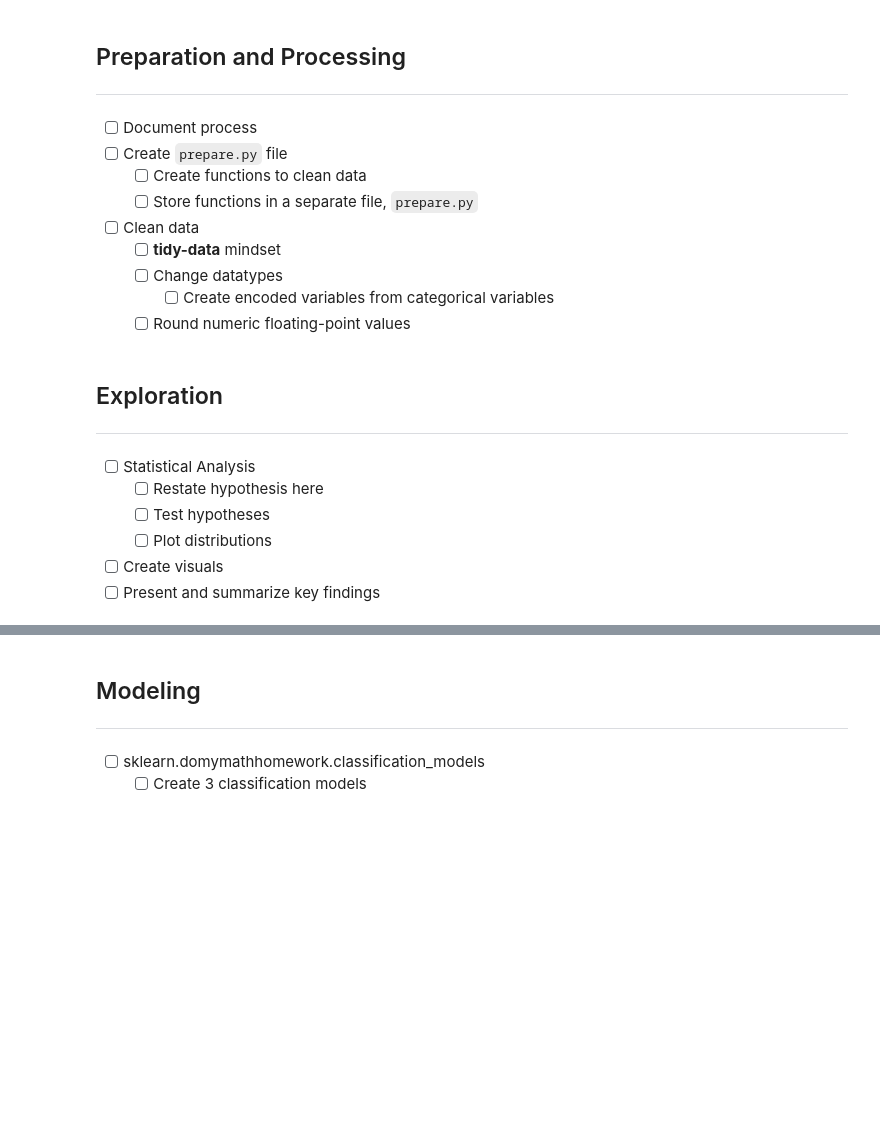
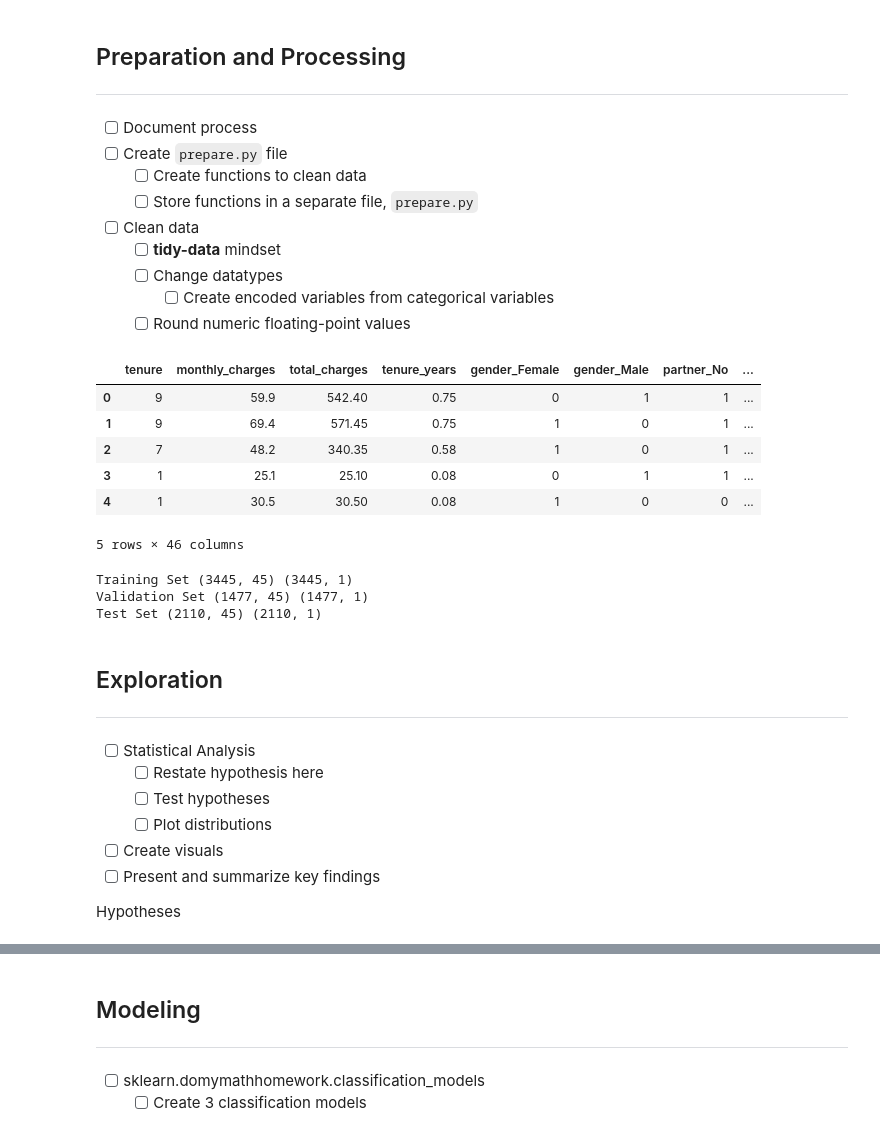
Before and after one commit to Promeos/telco-churn-project, a Jupyter notebook: telco_report.ipynb, the cells around one changed output, grey strips where cells are left out. Drawn from its saved outputs; the diff is of its cells as text; code cells hidden in the pictures; blank space fills up the shorter version.

```diff
--- a/telco_report.ipynb
+++ b/telco_report.ipynb
@@ -156,0 +153,12 @@ ValueError: could not convert string to float:
+# %%
+df = telcom_data_prep()
+# %%
+df.head()
+# %% [output]
+|  | tenure | monthly_charges | total_charges | tenure_years | gender_Female | gender_Male | partner_No | ... |
+| 0 | 9 | 59.9 | 542.40 | 0.75 | 0 | 1 | 1 | ... |
+| 1 | 9 | 69.4 | 571.45 | 0.75 | 1 | 0 | 1 | ... |
+| 2 | 7 | 48.2 | 340.35 | 0.58 | 1 | 0 | 1 | ... |
+| 3 | 1 | 25.1 | 25.10 | 0.08 | 0 | 1 | 1 | ... |
+| 4 | 1 | 30.5 | 30.50 | 0.08 | 1 | 0 | 0 | ... |
+5 rows × 46 columns
@@ -157,3 +178,11 @@ ValueError: could not convert string to float:
+# %%
+print("Training Set", X_train.shape, y_train.shape)
+print("Validation Set", X_validate.shape, y_validate.shape)
+print("Test Set", X_test.shape, y_test.shape)
+# %% [output]
+Training Set (3445, 45) (3445, 1)
+Validation Set (1477, 45) (1477, 1)
+Test Set (2110, 45) (2110, 1)
 # %% [markdown]
 ## Exploration
 ---
@@ -163,3 +192,5 @@ ValueError: could not convert string to float:
     - [ ] Plot distributions
 - [ ] Create visuals
 - [ ] Present and summarize key findings
+
+Hypotheses
```
Also changed, not shown: parts of 10 cells of this notebook, 1 other file.
